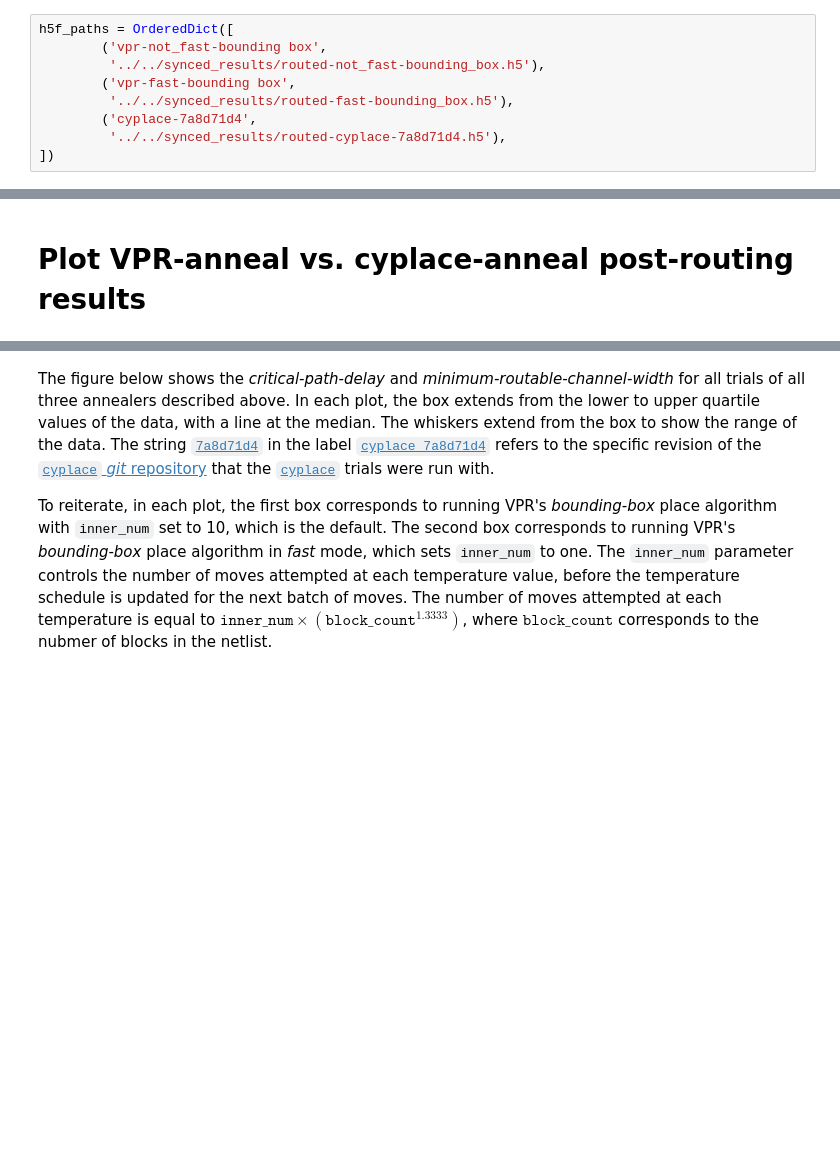
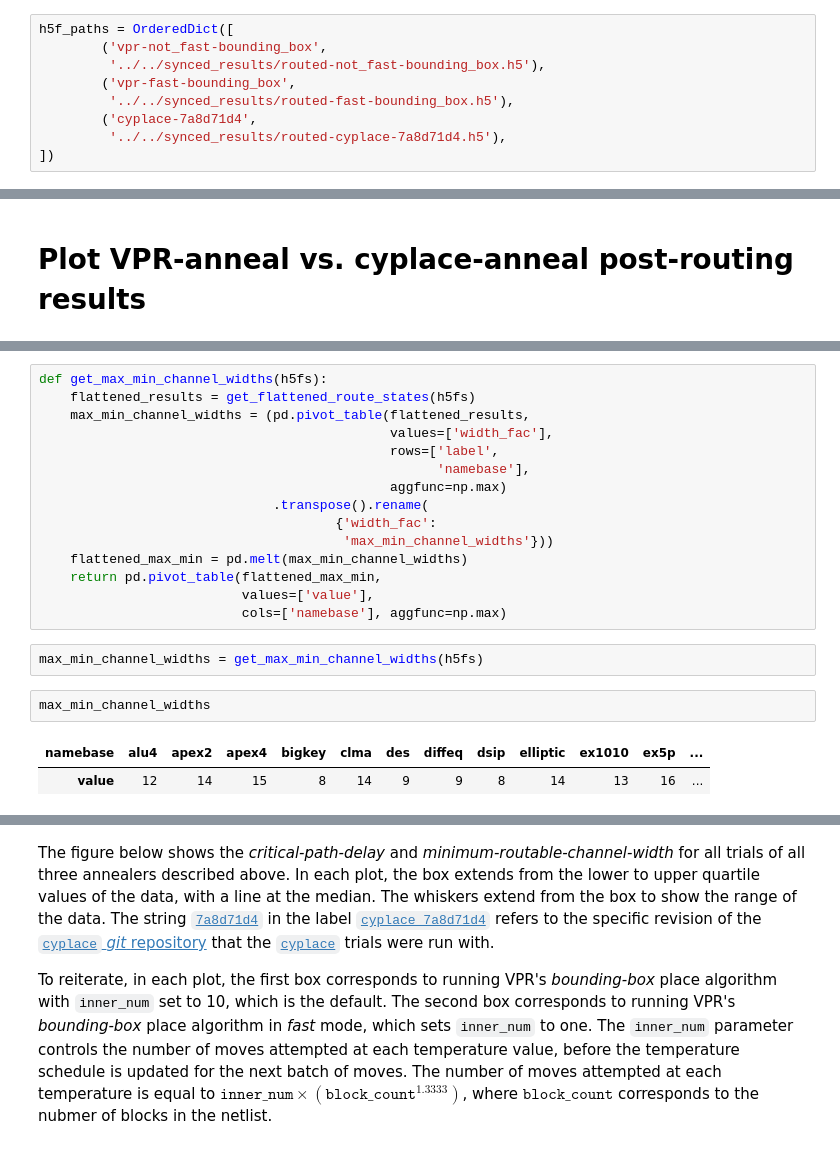
Before and after one commit to cfobel/cyvpr, a Jupyter notebook: notebooks/cyplace vs. VPR - post-routing.ipynb, the cells around one changed output, grey strips where cells are left out. Saved outputs shown, nothing was run; the diff lists cells and outputs as text; blank space fills up the shorter version.

```diff
--- a/notebooks/cyplace vs. VPR - post-routing.ipynb
+++ b/notebooks/cyplace vs. VPR - post-routing.ipynb
@@ -31,9 +31,9 @@ pd.set_eng_float_format(accuracy=3, use_eng_prefix=True)
 pylab.rcParams['figure.figsize'] = (10.0, 4)
 # %%
 h5f_paths = OrderedDict([
-        ('vpr-not_fast-bounding box',
+        ('vpr-not_fast-bounding_box',
          '../../synced_results/routed-not_fast-bounding_box.h5'),
-        ('vpr-fast-bounding box',
+        ('vpr-fast-bounding_box',
          '../../synced_results/routed-fast-bounding_box.h5'),
         ('cyplace-7a8d71d4',
          '../../synced_results/routed-cyplace-7a8d71d4.h5'),
@@ -46 +88,23 @@ h5fs = OrderedDict([(k, ts.open_file(v, 'r'))
+# %%
+def get_max_min_channel_widths(h5fs):
+    flattened_results = get_flattened_route_states(h5fs)
+    max_min_channel_widths = (pd.pivot_table(flattened_results,
+                                             values=['width_fac'],
+                                             rows=['label',
+                                                   'namebase'],
+                                             aggfunc=np.max)
+                              .transpose().rename(
+                                      {'width_fac':
+                                       'max_min_channel_widths'}))
+    flattened_max_min = pd.melt(max_min_channel_widths)
+    return pd.pivot_table(flattened_max_min,
+                          values=['value'],
+                          cols=['namebase'], aggfunc=np.max)
+# %%
+max_min_channel_widths = get_max_min_channel_widths(h5fs)
+# %%
+max_min_channel_widths
+# %% [output]
+| namebase | alu4 | apex2 | apex4 | bigkey | clma | des | diffeq | dsip | elliptic | ex1010 | ex5p | ... |
+| value | 12 | 14 | 15 | 8 | 14 | 9 | 9 | 8 | 14 | 13 | 16 | ... |
 # %%
```
Also changed, not shown: parts of 18 cells of this notebook, 2 other files.
